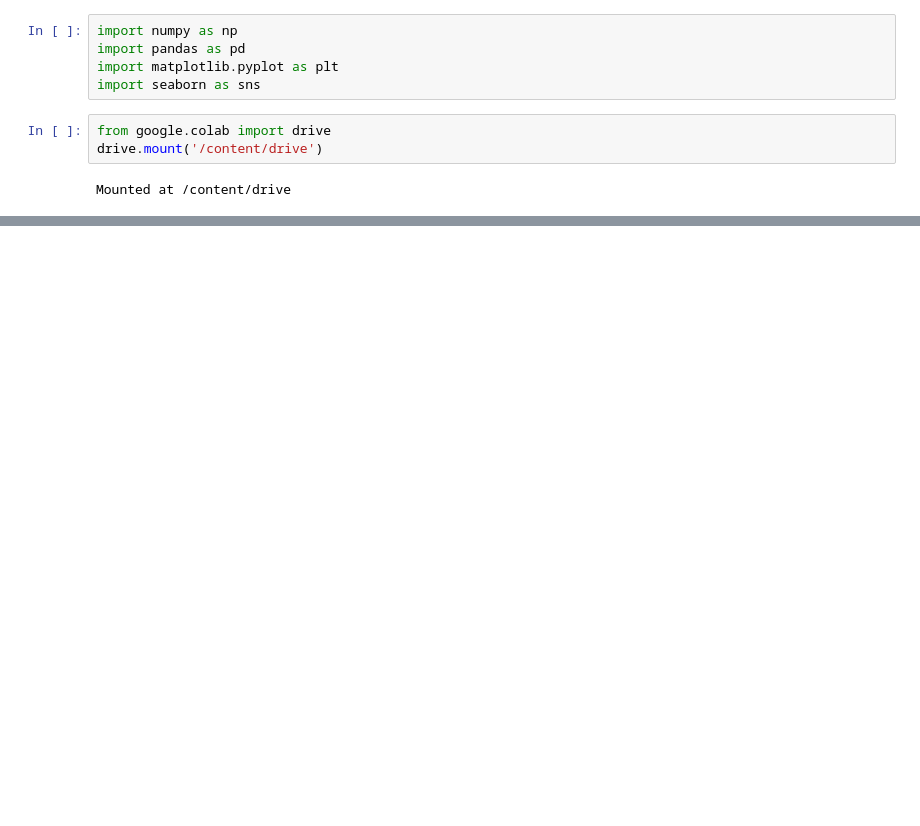
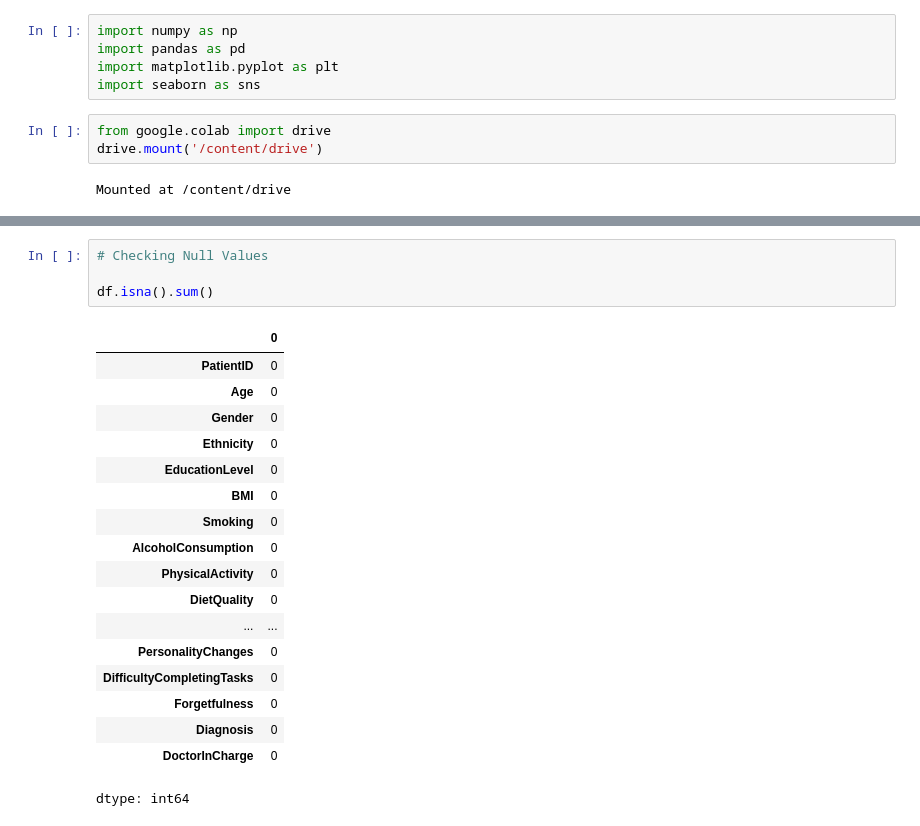
Before and after one commit to asaduzzaman-sohun/Alzheimer-s-disease-detection, a Jupyter notebook: code.ipynb, the cells around one changed output, grey strips where cells are left out. Saved outputs shown, nothing was run; the diff lists cells and outputs as text; blank space fills up the shorter version.

```diff
--- a/code.ipynb
+++ b/code.ipynb
@@ -26,0 +86,23 @@ df.head(10)
+# %%
+# Checking Null Values
+
+df.isna().sum()
+# %% [output]
+|  | 0 |
+| PatientID | 0 |
+| Age | 0 |
+| Gender | 0 |
+| Ethnicity | 0 |
+| EducationLevel | 0 |
+| BMI | 0 |
+| Smoking | 0 |
+| AlcoholConsumption | 0 |
+| PhysicalActivity | 0 |
+| DietQuality | 0 |
+| ... | ... |
+| PersonalityChanges | 0 |
+| DifficultyCompletingTasks | 0 |
+| Forgetfulness | 0 |
+| Diagnosis | 0 |
+| DoctorInCharge | 0 |
+dtype: int64
```
Also changed, not shown: parts of 5 cells of this notebook.
